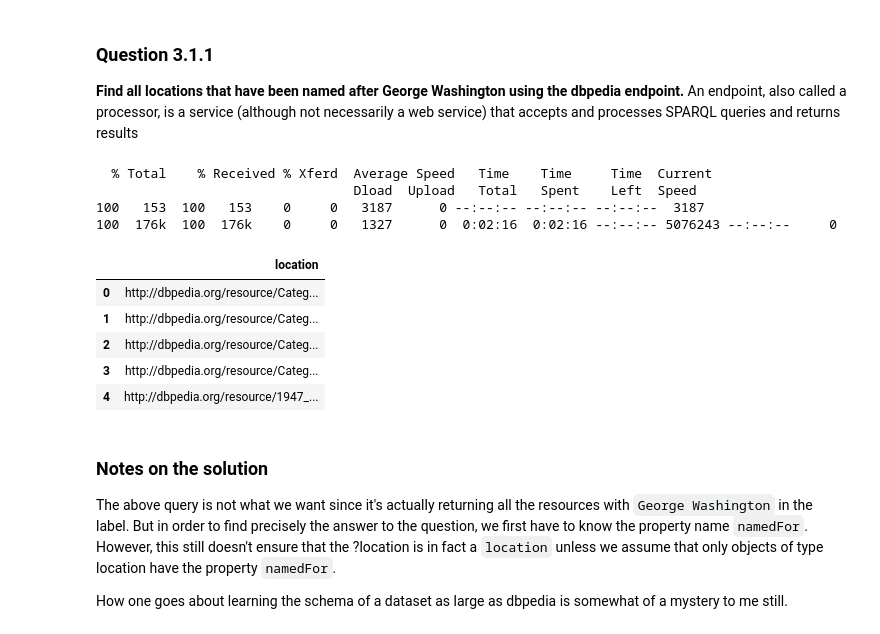
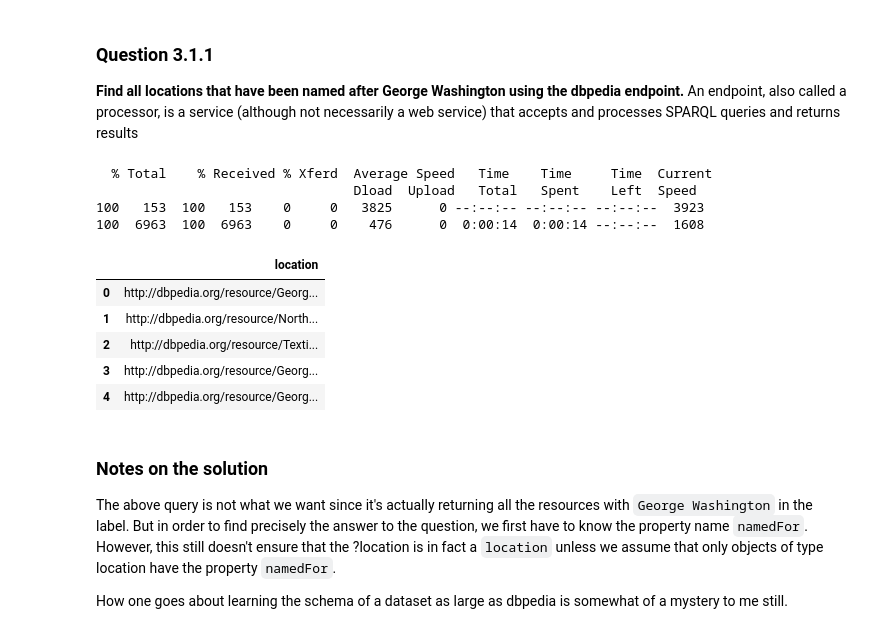
Before and after one commit to KGConf/kg-study-group-from-theory-to-code, a Jupyter notebook: week3/week3-solutions.ipynb, the cells around one changed output. Saved outputs shown, nothing was run; the diff lists cells and outputs as text; code cells hidden in the pictures.

```diff
--- a/week3/week3-solutions.ipynb
+++ b/week3/week3-solutions.ipynb
@@ -264,30 +273,31 @@ __Find all locations that have been named after George Washington using the dbpe
 # %%
 # George Washington's Namesakes
 sparql_string=urllib.parse.quote_plus("""
 PREFIX rdfs: <http://www.w3.org/2000/01/rdf-schema#>
 PREFIX dbo: <http://dbpedia.org/ontology/>
 SELECT ?location
 WHERE {
     ?location rdfs:label ?locLabel .
+    ?location rdf:type dbo:Location .
     FILTER REGEX (?locLabel,"George Washington","i")
     FILTER (LANG(?locLabel)="en").
 }
 
 """)
-!curl -L -H "Accept: text/html" --request GET "http://dbpedia.org/sparql?default-graph-uri=http://dbpedia.org&query={sparql_string}" > resultTable3.html
-table=pd.read_html('resultTable3.html')[0]
+!curl -L -H "Accept: text/html" --request GET "http://dbpedia.org/sparql?default-graph-uri=http://dbpedia.org&query={sparql_string}" > resultTable5.html
+table=pd.read_html('resultTable5.html')[0]
 table.head()
 # %% [output]
   % Total    % Received % Xferd  Average Speed   Time    Time     Time  Current
                                  Dload  Upload   Total   Spent    Left  Speed
-100   153  100   153    0     0   3187      0 --:--:-- --:--:-- --:--:--  3187
-100  176k  100  176k    0     0   1327      0  0:02:16  0:02:16 --:--:-- 5076243 --:--:--     0
+100   153  100   153    0     0   3825      0 --:--:-- --:--:-- --:--:--  3923
+100  6963  100  6963    0     0    476      0  0:00:14  0:00:14 --:--:--  1608
 |  | location |
-| 0 | http://dbpedia.org/resource/Categ... |
-| 1 | http://dbpedia.org/resource/Categ... |
-| 2 | http://dbpedia.org/resource/Categ... |
-| 3 | http://dbpedia.org/resource/Categ... |
-| 4 | http://dbpedia.org/resource/1947_... |
+| 0 | http://dbpedia.org/resource/Georg... |
+| 1 | http://dbpedia.org/resource/North... |
+| 2 | http://dbpedia.org/resource/Texti... |
+| 3 | http://dbpedia.org/resource/Georg... |
+| 4 | http://dbpedia.org/resource/Georg... |
 # %% [markdown]
 ### Notes on the solution
 The above query is not what we want since it's actually returning all the resources with `George Washington` in the label. But in order to find precisely the answer to the question, we first have to know the property name `namedFor`. However, this still doesn't ensure that the ?location is in fact a `location` unless we assume that only objects of type location have the property `namedFor`.
```
Also changed, not shown: parts of 29 cells of this notebook.
